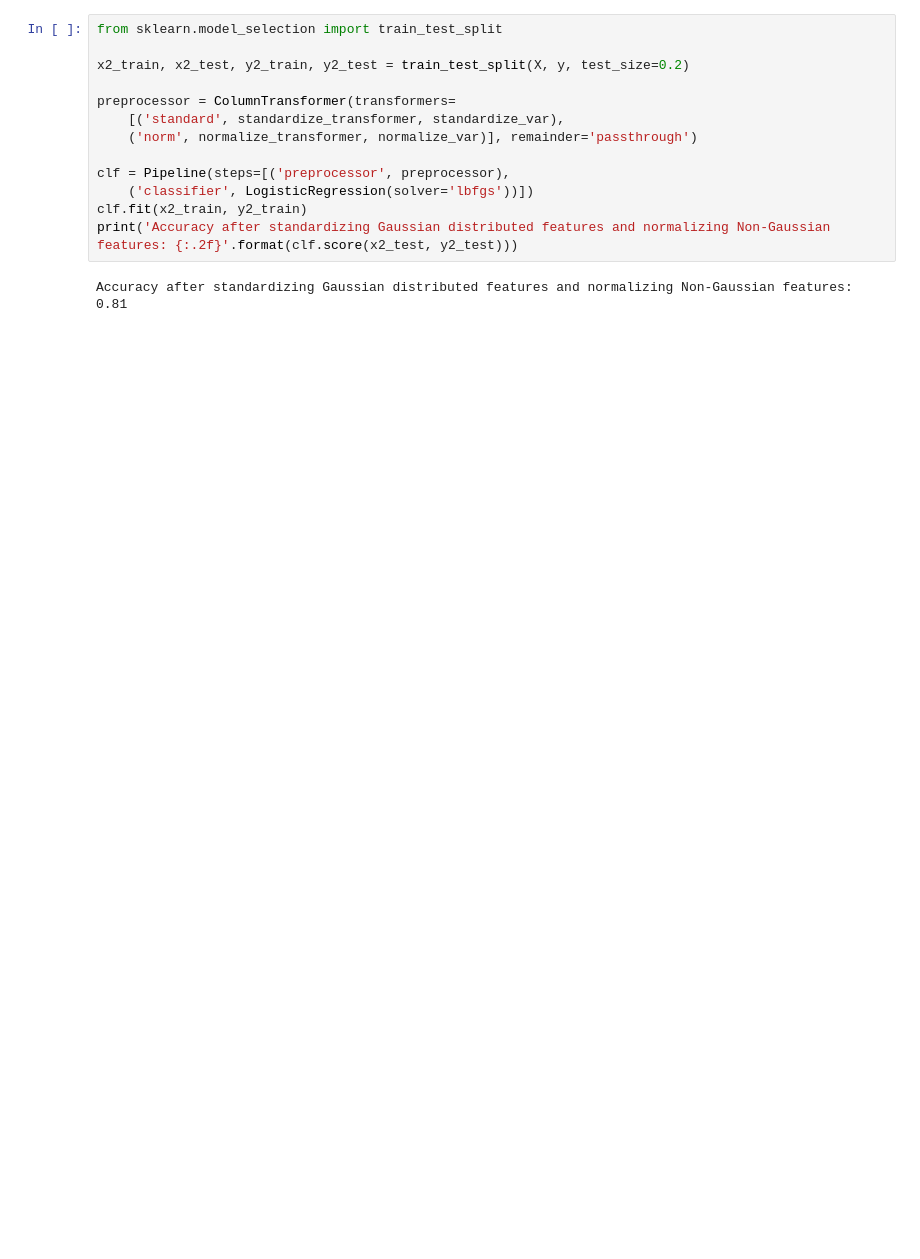
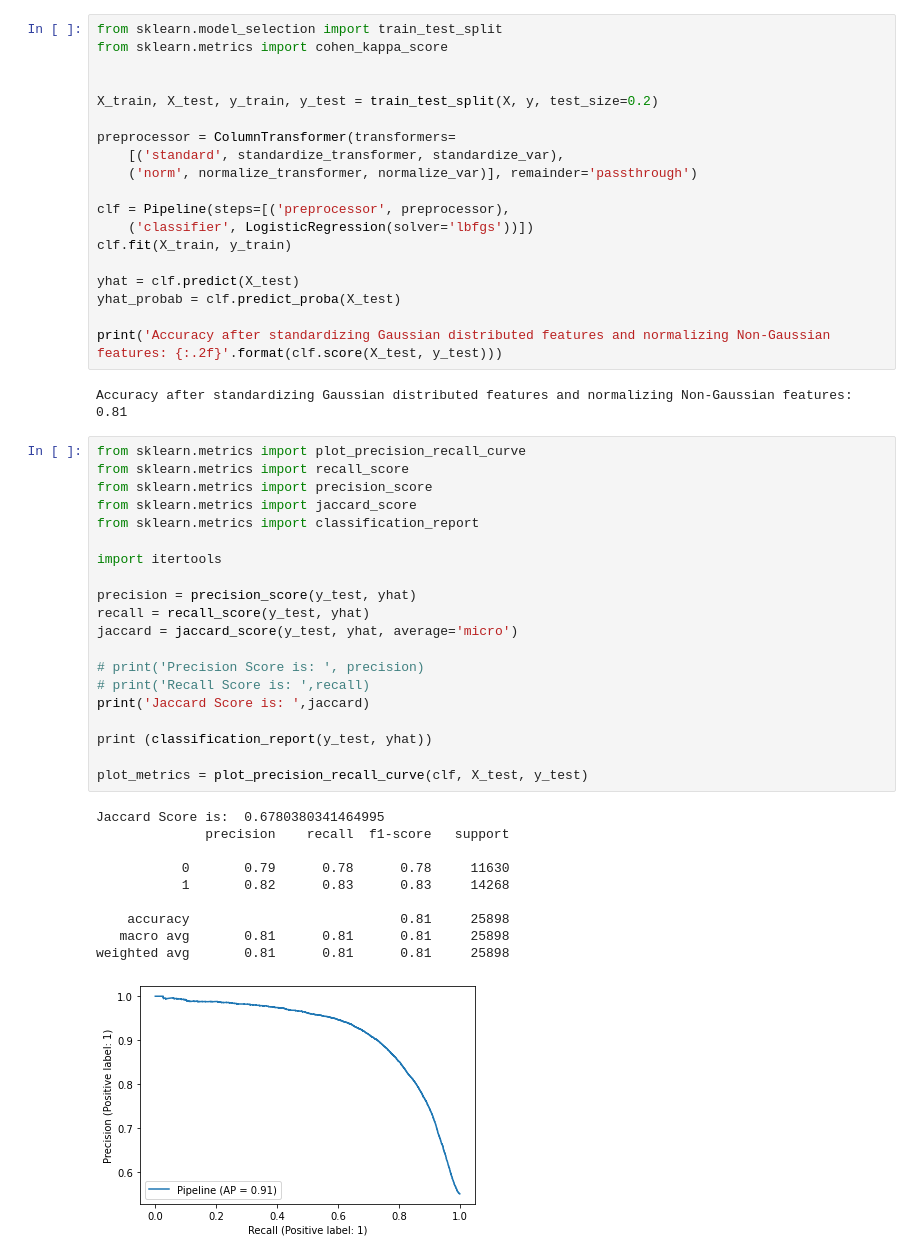
Before and after one commit to sorianom23/AIRLINE-SATISFACTION, a Jupyter notebook: main.ipynb, the cells around one changed output. Cells and saved outputs as stored; diff of their text form; blank space fills up the shorter version.

Commit message:
Added more error metrics.

```diff
--- a/main.ipynb
+++ b/main.ipynb
@@ -148,8 +147,10 @@ X.head()
 | 4 | 70 | 354 | 0 | 0 | 4 | ... |
 # %%
 from sklearn.model_selection import train_test_split
+from sklearn.metrics import cohen_kappa_score
 
-x2_train, x2_test, y2_train, y2_test = train_test_split(X, y, test_size=0.2)
+
+X_train, X_test, y_train, y_test = train_test_split(X, y, test_size=0.2)
 
 preprocessor = ColumnTransformer(transformers=
     [('standard', standardize_transformer, standardize_var),
@@ -157,7 +158,42 @@ preprocessor = ColumnTransformer(transformers=
 
 clf = Pipeline(steps=[('preprocessor', preprocessor),
     ('classifier', LogisticRegression(solver='lbfgs'))])
-clf.fit(x2_train, y2_train)
-print('Accuracy after standardizing Gaussian distributed features and normalizing Non-Gaussian features: {:.2f}'.format(clf.score(x2_test, y2_test)))
+clf.fit(X_train, y_train)
+
+yhat = clf.predict(X_test)
+yhat_probab = clf.predict_proba(X_test)
+
+print('Accuracy after standardizing Gaussian distributed features and normalizing Non-Gaussian features: {:.2f}'.format(clf.score(X_test, y_test)))
 # %% [output]
 Accuracy after standardizing Gaussian distributed features and normalizing Non-Gaussian features: 0.81
+# %%
+from sklearn.metrics import plot_precision_recall_curve
+from sklearn.metrics import recall_score
+from sklearn.metrics import precision_score
+from sklearn.metrics import jaccard_score
+from sklearn.metrics import classification_report
+
+import itertools
+
+precision = precision_score(y_test, yhat)
+recall = recall_score(y_test, yhat)
+jaccard = jaccard_score(y_test, yhat, average='micro')
+
+# print('Precision Score is: ', precision)
+# print('Recall Score is: ',recall)
+print('Jaccard Score is: ',jaccard)
+
+print (classification_report(y_test, yhat))
+
+plot_metrics = plot_precision_recall_curve(clf, X_test, y_test)
+# %% [output]
+Jaccard Score is:  0.6780380341464995
+              precision    recall  f1-score   support
+
+           0       0.79      0.78      0.78     11630
+           1       0.82      0.83      0.83     14268
+
+    accuracy                           0.81     25898
+   macro avg       0.81      0.81      0.81     25898
+weighted avg       0.81      0.81      0.81     25898
+[figure, added]
```
Also changed, not shown: parts of 2 cells of this notebook.
